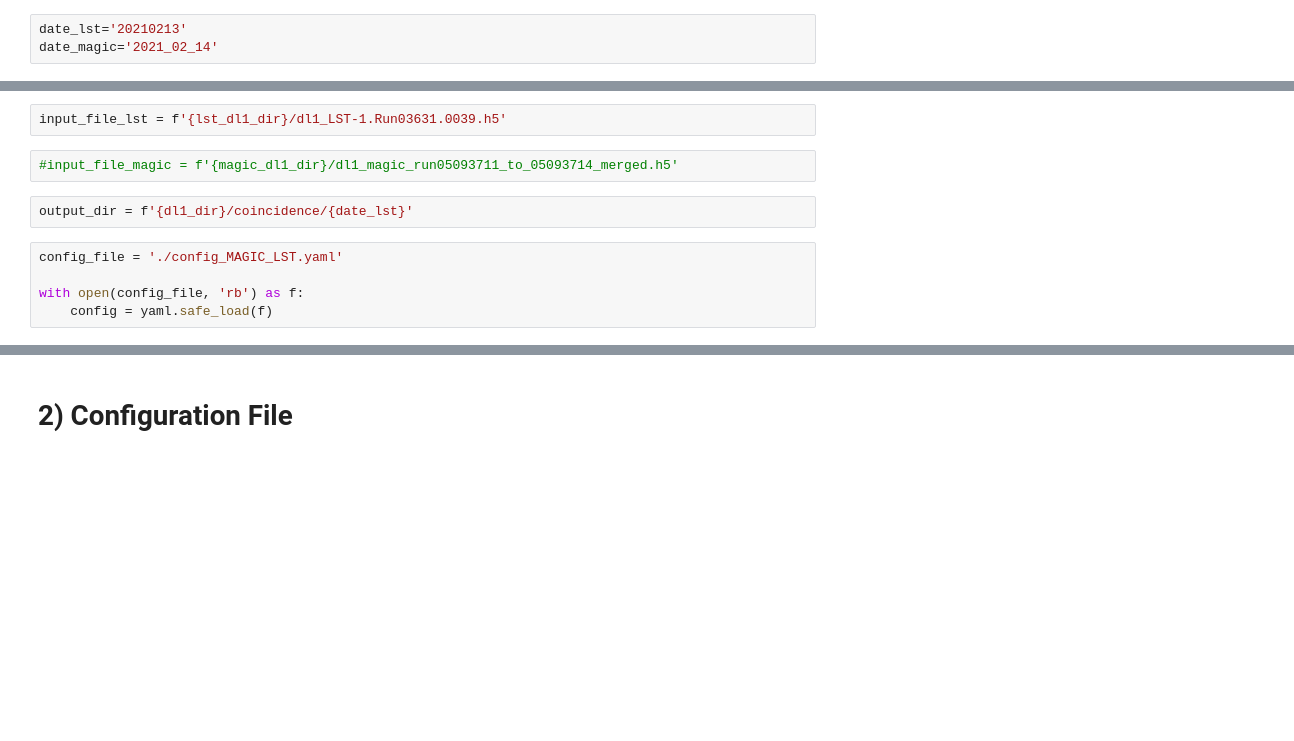
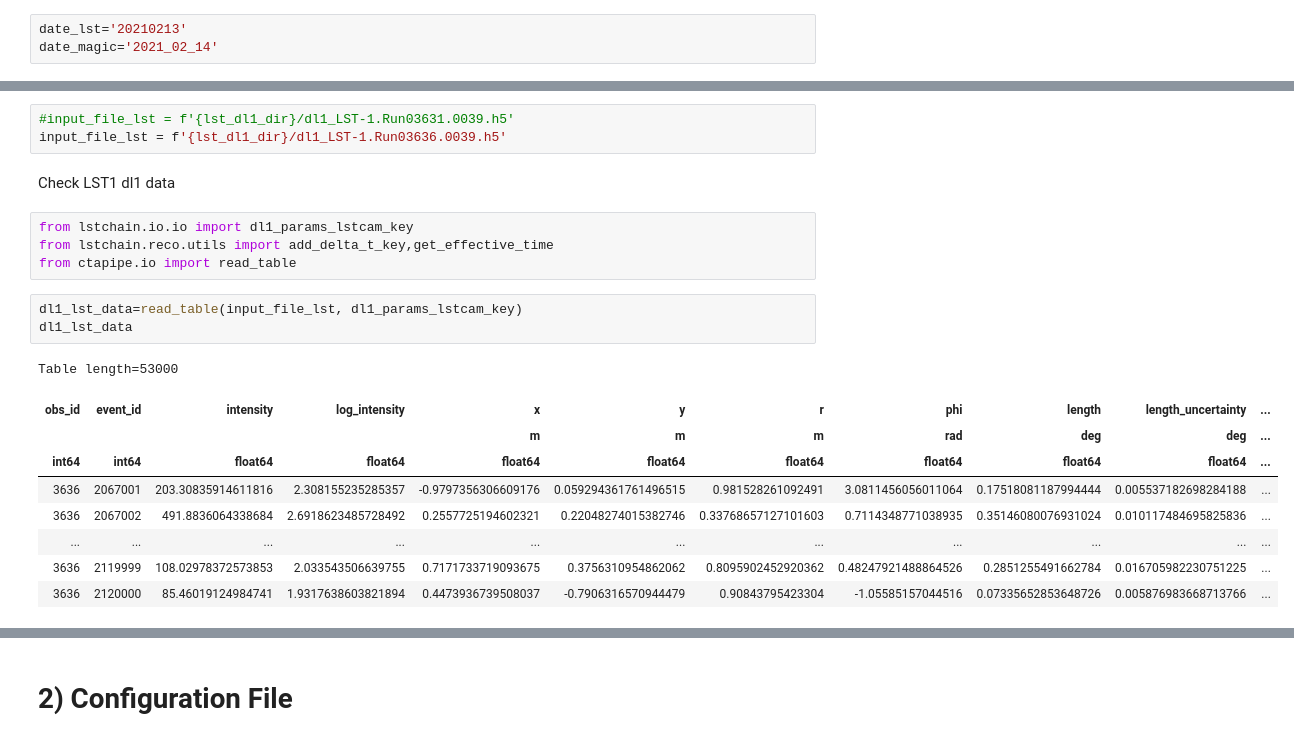
Before and after one commit to cta-observatory/magic-cta-pipe-analysis-school-2023, a Jupyter notebook: notebooks/coinc_stereo/lst1_magic_event_coincidence.ipynb, the cells around one changed output, grey strips where cells are left out. Cells and saved outputs as stored; diff of their text form; blank space fills up the shorter version.

Commit message:
updated notebooks for coincidences and stereo reco

```diff
--- a/notebooks/coinc_stereo/lst1_magic_event_coincidence.ipynb
+++ b/notebooks/coinc_stereo/lst1_magic_event_coincidence.ipynb
@@ -55,11 +57,22 @@ magic_dl1_dir=dl1_dir+f'/magic/{date_magic}'
 # %%
-input_file_lst = f'{lst_dl1_dir}/dl1_LST-1.Run03631.0039.h5'
+#input_file_lst = f'{lst_dl1_dir}/dl1_LST-1.Run03631.0039.h5'
+input_file_lst = f'{lst_dl1_dir}/dl1_LST-1.Run03636.0039.h5'
-# %%
-#input_file_magic = f'{magic_dl1_dir}/dl1_magic_run05093711_to_05093714_merged.h5'
-# %%
-output_dir = f'{dl1_dir}/coincidence/{date_lst}'
-# %%
-config_file = './config_MAGIC_LST.yaml'
-
-with open(config_file, 'rb') as f:
-    config = yaml.safe_load(f)
+# %% [markdown]
+Check LST1 dl1 data
+# %%
+from lstchain.io.io import dl1_params_lstcam_key
+from lstchain.reco.utils import add_delta_t_key,get_effective_time
+from ctapipe.io import read_table
+# %%
+dl1_lst_data=read_table(input_file_lst, dl1_params_lstcam_key)
+dl1_lst_data
+# %% [output]
+Table length=53000
+| obs_id | event_id | intensity | log_intensity | x | y | r | phi | length | length_uncertainty | ... |
+|  |  |  |  | m | m | m | rad | deg | deg | ... |
+| int64 | int64 | float64 | float64 | float64 | float64 | float64 | float64 | float64 | float64 | ... |
+| 3636 | 2067001 | 203.30835914611816 | 2.308155235285357 | -0.9797356306609176 | 0.059294361761496515 | 0.981528261092491 | 3.0811456056011064 | 0.17518081187994444 | 0.005537182698284188 | ... |
+| 3636 | 2067002 | 491.8836064338684 | 2.6918623485728492 | 0.2557725194602321 | 0.22048274015382746 | 0.33768657127101603 | 0.7114348771038935 | 0.35146080076931024 | 0.010117484695825836 | ... |
+| ... | ... | ... | ... | ... | ... | ... | ... | ... | ... | ... |
+| 3636 | 2119999 | 108.02978372573853 | 2.033543506639755 | 0.7171733719093675 | 0.3756310954862062 | 0.8095902452920362 | 0.48247921488864526 | 0.2851255491662784 | 0.016705982230751225 | ... |
+| 3636 | 2120000 | 85.46019124984741 | 1.9317638603821894 | 0.4473936739508037 | -0.7906316570944479 | 0.90843795423304 | -1.05585157044516 | 0.07335652853648726 | 0.005876983668713766 | ... |
```
Also changed, not shown: parts of 28 cells of this notebook.
